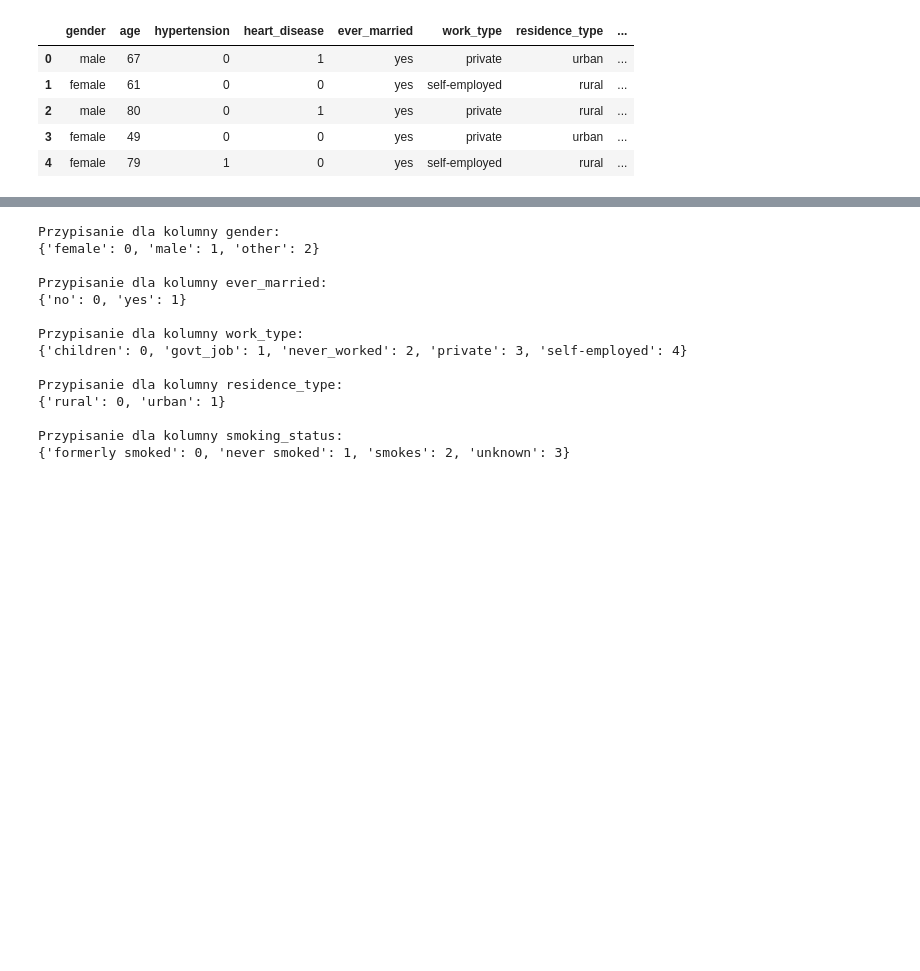
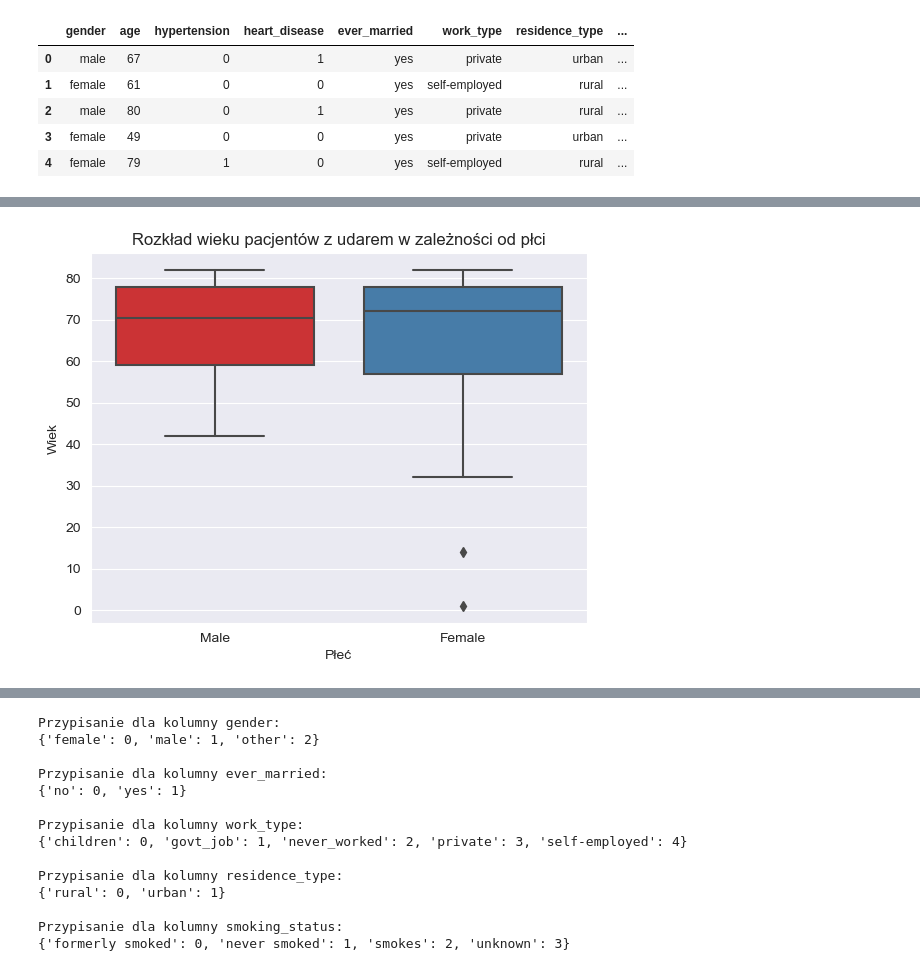
Before and after one commit to jroznerski/stroke_predict, a Jupyter notebook: STROKE PREDICTION/stroke_pred.ipynb, the cells around one changed output, grey strips where cells are left out. Drawn from its saved outputs; the diff is of its cells as text; code cells hidden in the pictures; blank space fills up the shorter version.

```diff
--- a/STROKE PREDICTION/stroke_pred.ipynb
+++ b/STROKE PREDICTION/stroke_pred.ipynb
@@ -80,0 +116,17 @@ df.head()
+# %%
+stroke_data = df[df['stroke'] == 1]
+male_data = stroke_data[stroke_data['gender'] == 'male']['age']
+female_data = stroke_data[stroke_data['gender'] == 'female']['age']
+
+data = pd.DataFrame({'Male': male_data, 'Female': female_data})
+
+sns.boxplot(data=data, palette='Set1')
+
+plt.xlabel('Płeć')
+plt.ylabel('Wiek')
+plt.title('Rozkład wieku pacjentów z udarem w zależności od płci')
+
+plt.show()
+#oddstające wartości to dzieci i nie możemy ich pominąć
+# %% [output]
+[figure, added]
```
Also changed, not shown: parts of 17 cells of this notebook.
